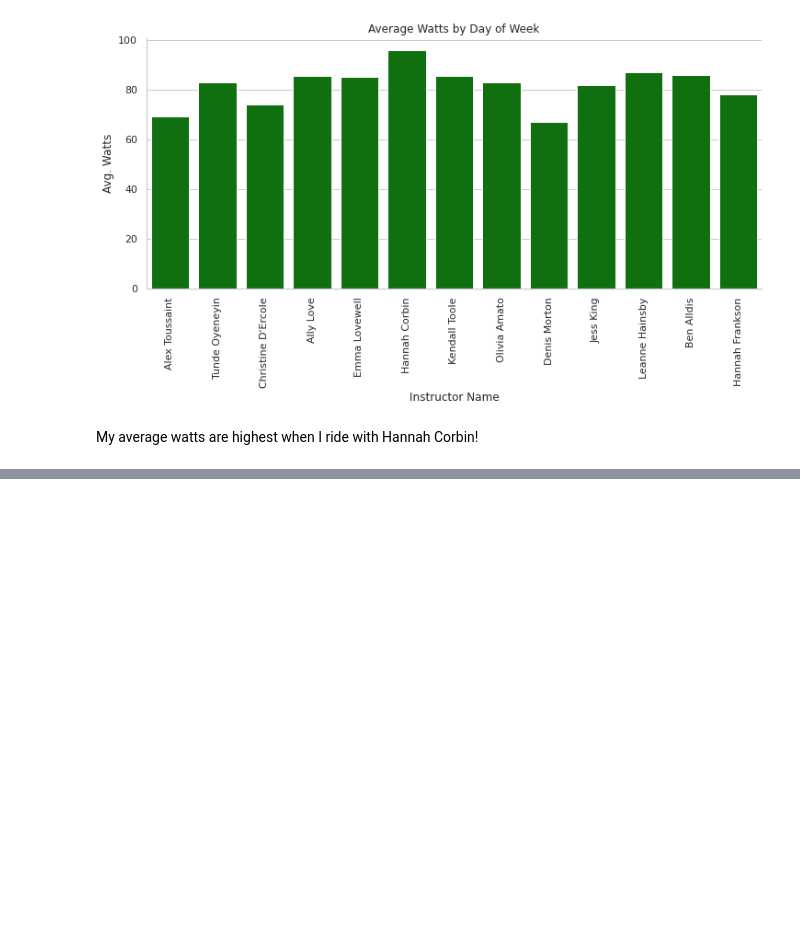
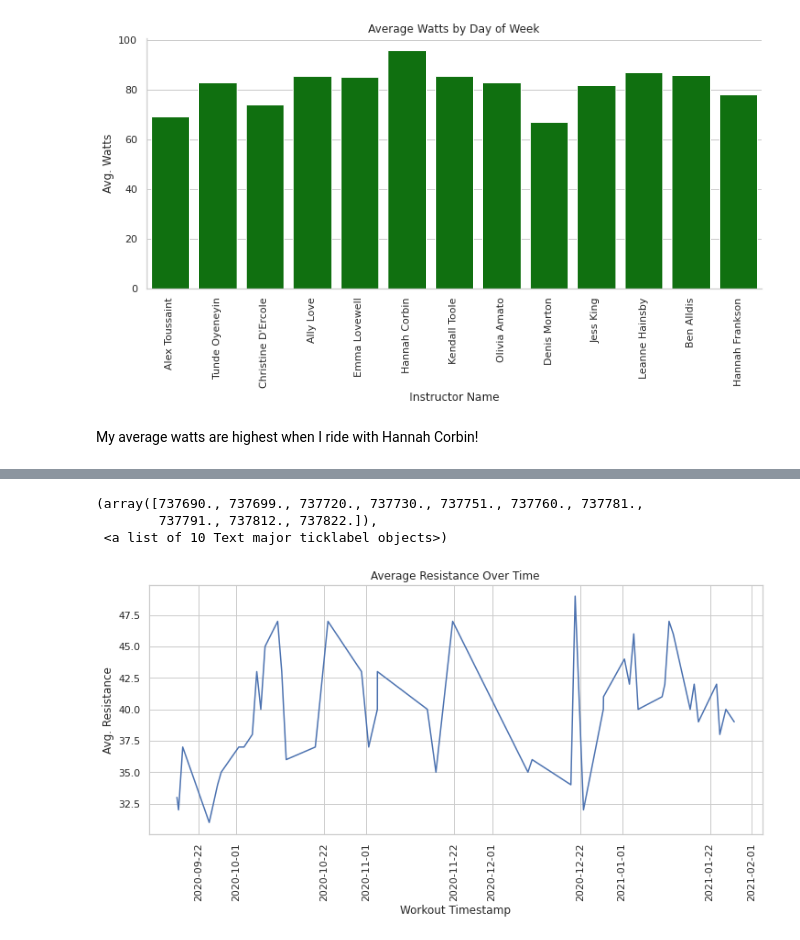
Before and after one commit to snr131/Personal-projects, a Jupyter notebook: Peloton_progress.ipynb, the cells around one changed output, grey strips where cells are left out. Cells and saved outputs as stored; diff of their text form; code cells hidden in the pictures; blank space fills up the shorter version.

```diff
--- a/Peloton_progress.ipynb
+++ b/Peloton_progress.ipynb
@@ -295,0 +335,10 @@ My average watts are highest when I ride with Hannah Corbin!
+# %%
+sns.set_theme(style="whitegrid")
+plt.figure(figsize = (12, 5))
+sns.lineplot(data = on_demand_cycling.reset_index(), x = 'Workout Timestamp', y = 'Avg. Resistance' ).set_title('Average Resistance Over Time')
+plt.xticks(rotation=90)
+# %% [output]
+(array([737690., 737699., 737720., 737730., 737751., 737760., 737781.,
+        737791., 737812., 737822.]),
+ <a list of 10 Text major ticklabel objects>)
+[figure, added]
```
Also changed, not shown: parts of 9 cells of this notebook.
